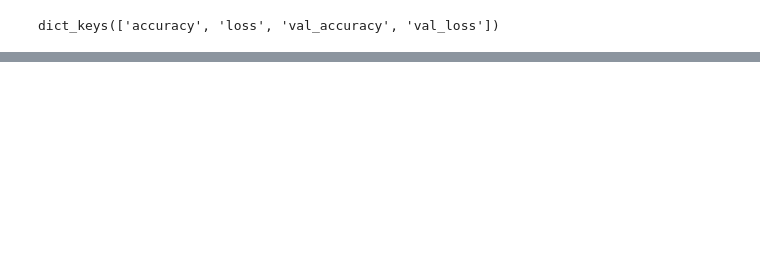
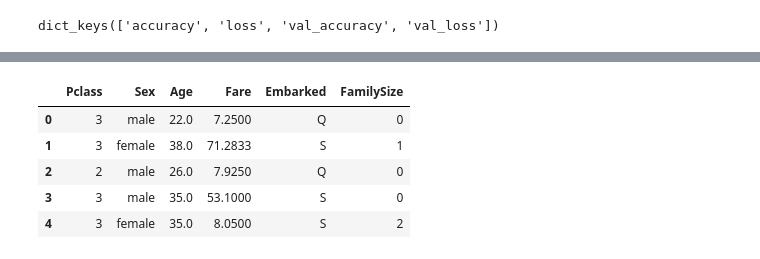
Before and after one commit to ShriVarshaan/titanic-dataset, a Jupyter notebook: titanic.ipynb, the cells around one changed output, grey strips where cells are left out. Drawn from its saved outputs; the diff is of its cells as text; code cells hidden in the pictures; blank space fills up the shorter version.

```diff
--- a/titanic.ipynb
+++ b/titanic.ipynb
@@ -251,0 +253,4 @@ tf.Tensor(0.8636364, shape=(), dtype=float32) tf.Tensor(0.5846154, shape=(), dty
+# %%
+test_dataset = pd.read_csv(os.path.join("data", "test.csv"))
+# %%
+test_dataset.drop(columns=["PassengerId", "Name", "Ticket", "Cabin"], inplace=True)
@@ -251,0 +268,3 @@ tf.Tensor(0.8636364, shape=(), dtype=float32) tf.Tensor(0.5846154, shape=(), dty
+# %%
+test_dataset["Age"] = X_data["Age"].fillna(X_data["Age"].median())
+test_dataset["Fare"] = X_data["Fare"].fillna(X_data["Fare"].median())
@@ -251,0 +282,12 @@ tf.Tensor(0.8636364, shape=(), dtype=float32) tf.Tensor(0.5846154, shape=(), dty
+# %%
+test_dataset["FamilySize"] = test_dataset["Parch"] + test_dataset["SibSp"]
+test_dataset.drop(columns=["SibSp", "Parch"], inplace=True)
+# %%
+test_dataset.head()
+# %% [output]
+|  | Pclass | Sex | Age | Fare | Embarked | FamilySize |
+| 0 | 3 | male | 22.0 | 7.2500 | Q | 0 |
+| 1 | 3 | female | 38.0 | 71.2833 | S | 1 |
+| 2 | 2 | male | 26.0 | 7.9250 | Q | 0 |
+| 3 | 3 | male | 35.0 | 53.1000 | S | 0 |
+| 4 | 3 | female | 35.0 | 8.0500 | S | 2 |
```
Also changed, not shown: parts of 17 cells of this notebook.
